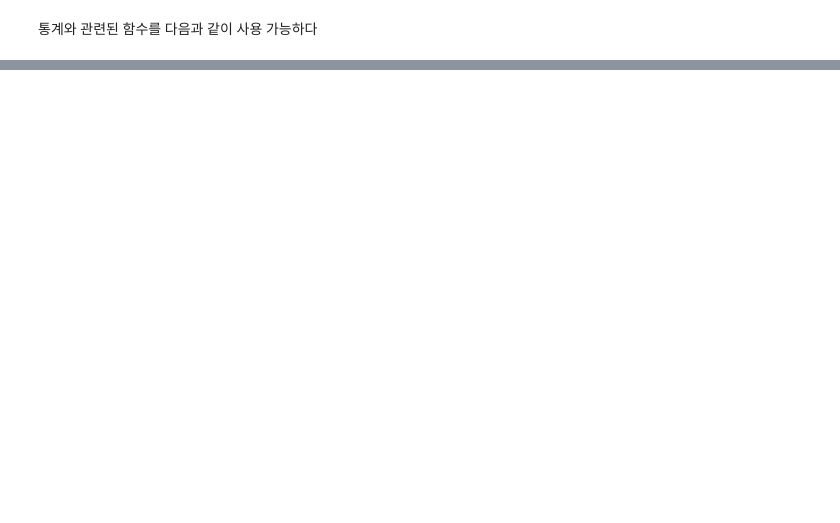
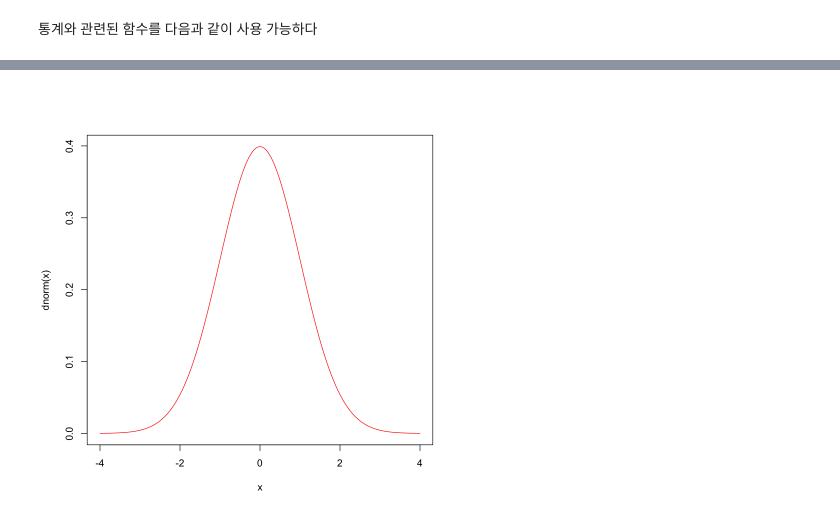
Before and after one commit to Tommylee1013/BusinessAnalytics, a Jupyter notebook: R Data Structure/Basic Data Structure.ipynb, the cells around one changed output, grey strips where cells are left out. Drawn from its saved outputs; the diff is of its cells as text; code cells hidden in the pictures; blank space fills up the shorter version.

```diff
--- a/R Data Structure/Basic Data Structure.ipynb
+++ b/R Data Structure/Basic Data Structure.ipynb
@@ -725,0 +736,3 @@ print(sd(z)) # standard deviation
+# %%
+x = (-200:200)/50
+print(x)
@@ -725,0 +757,4 @@ print(sd(z)) # standard deviation
+# %%
+plot(x, dnorm(x), type = 'l', col = 'red') # 확률밀도함수 출력
+# %% [output]
+[figure, added]
```
Also changed, not shown: parts of 11 cells of this notebook.
